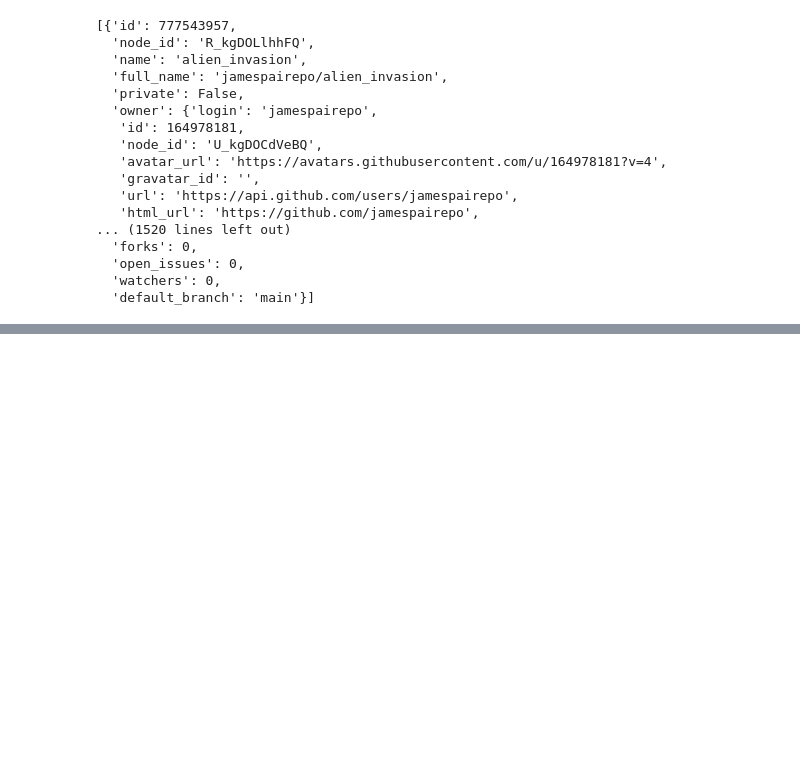
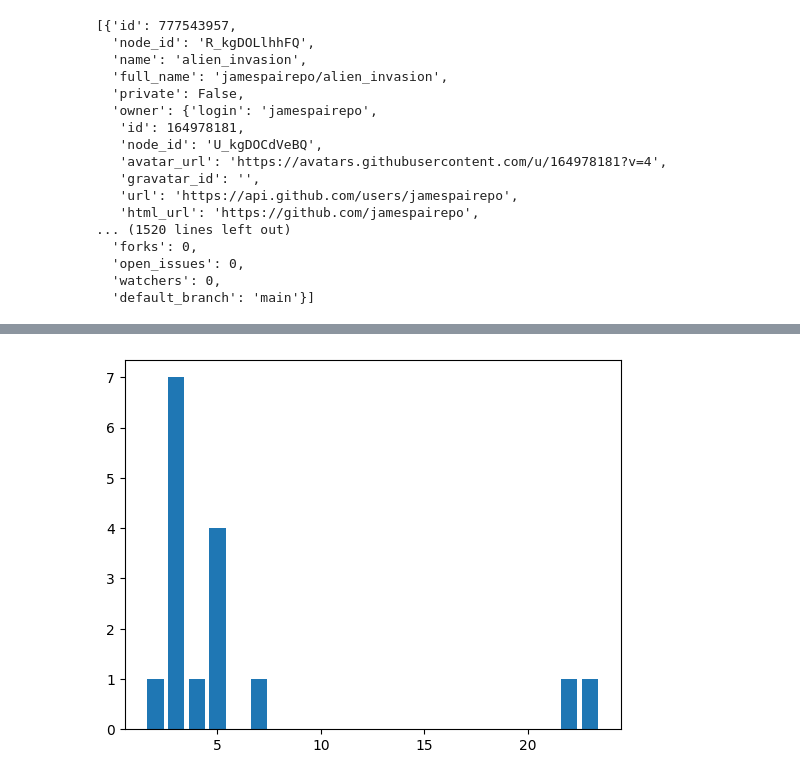
Before and after one commit to jamespairepo/ch9_books_about_data, a Jupyter notebook: github_api.ipynb, the cells around one changed output, grey strips where cells are left out. Saved outputs shown, nothing was run; the diff lists cells and outputs as text; code cells hidden in the pictures; blank space fills up the shorter version.

```diff
--- a/github_api.ipynb
+++ b/github_api.ipynb
@@ -24,0 +67,5 @@ repos
+# %%
+plt.bar(hour_counts.keys(), hour_counts.values())
+plt.show()
+# %% [output]
+[figure, added]
```
Also changed, not shown: parts of 6 cells of this notebook, 1 other file.
